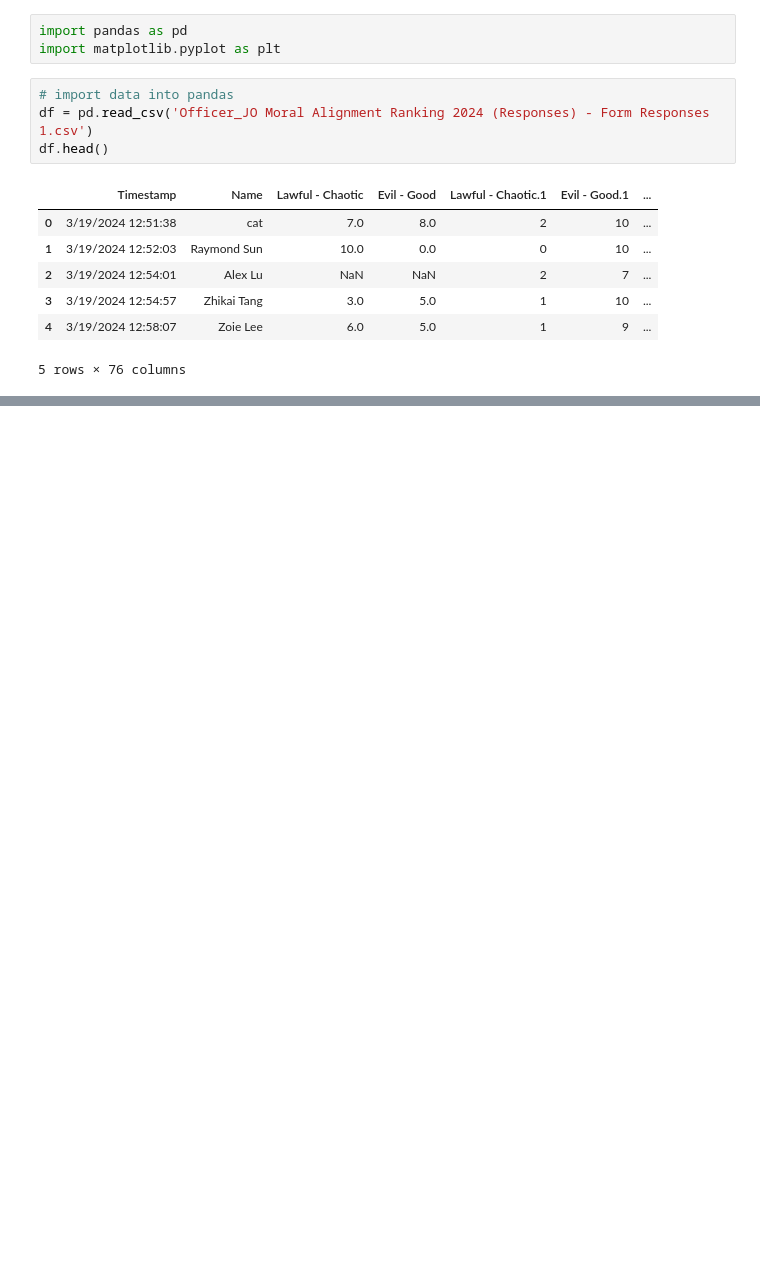
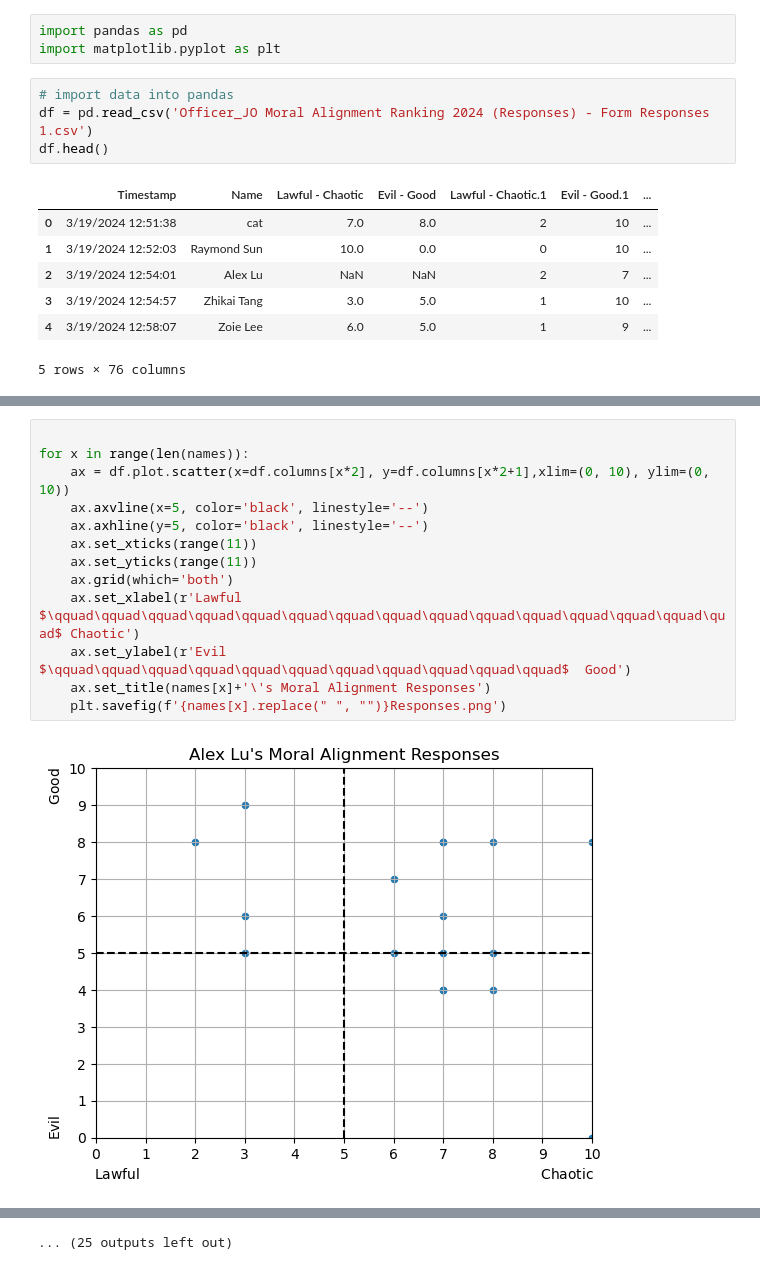
Before and after one commit to lualex403/csama, a Jupyter notebook: main.ipynb, the cells around one changed output, grey strips where cells are left out. Drawn from its saved outputs; the diff is of its cells as text; blank space fills up the shorter version.

```diff
--- a/main.ipynb
+++ b/main.ipynb
@@ -35,0 +47,15 @@ df.head()
+# %%
+
+for x in range(len(names)):
+    ax = df.plot.scatter(x=df.columns[x*2], y=df.columns[x*2+1],xlim=(0, 10), ylim=(0, 10))
+    ax.axvline(x=5, color='black', linestyle='--')
+    ax.axhline(y=5, color='black', linestyle='--')
+    ax.set_xticks(range(11))
+    ax.set_yticks(range(11))
+    ax.grid(which='both')
+    ax.set_xlabel(r'Lawful $\qquad\qquad\qquad\qquad\qquad\qquad\qquad\qquad\qquad\qquad\qquad\qquad\qquad\qquad\quad$ Chaotic')
+    ax.set_ylabel(r'Evil $\qquad\qquad\qquad\qquad\qquad\qquad\qquad\qquad\qquad\qquad\qquad$  Good')
+    ax.set_title(names[x]+'\'s Moral Alignment Responses')
+    plt.savefig(f'{names[x].replace(" ", "")}Responses.png')
+# %% [output]
+[figure, added]
@@ -35,0 +73 @@ df.head()
+... (25 outputs left out)
```
Also changed, not shown: parts of 4 cells of this notebook, 38 other files.
